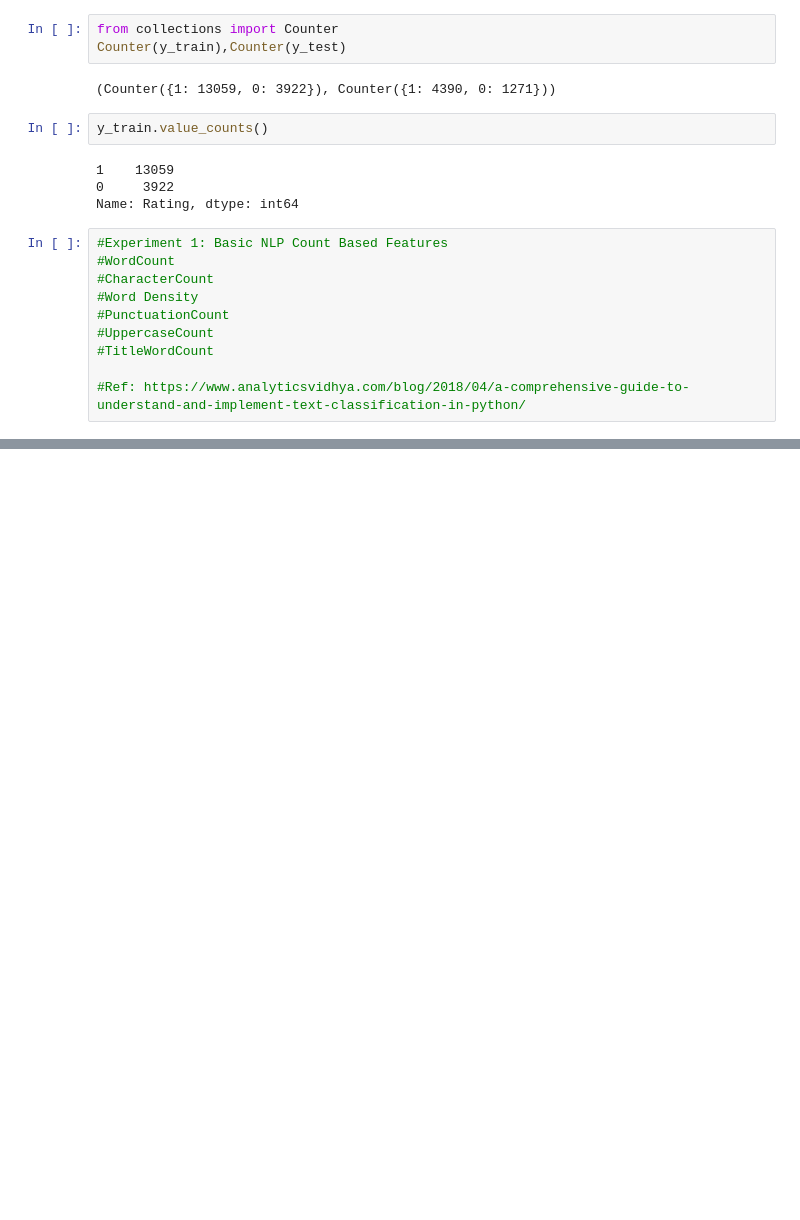
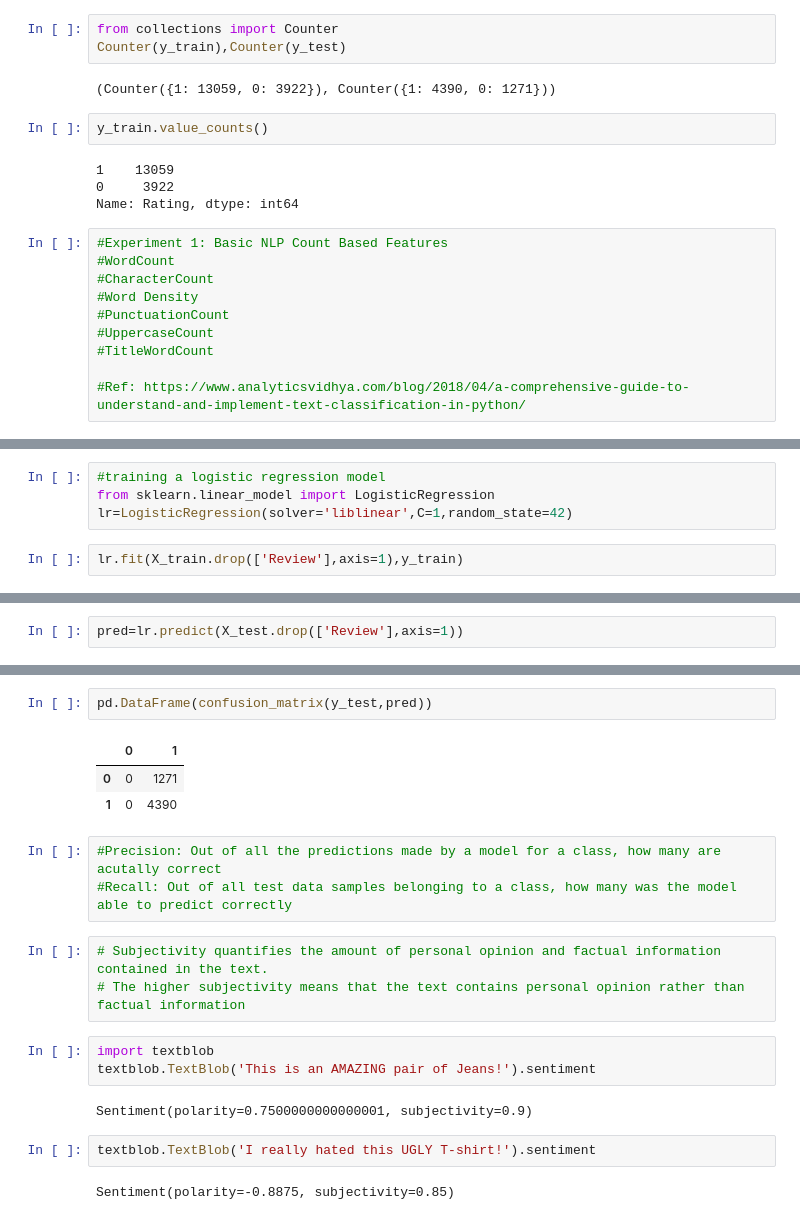
Before and after one commit to Aazeeb/SG, a Jupyter notebook: 15 Jun NLP Project.ipynb, the cells around one changed output, grey strips where cells are left out. Saved outputs shown, nothing was run; the diff lists cells and outputs as text; blank space fills up the shorter version.

```diff
--- a/15 Jun NLP Project.ipynb
+++ b/15 Jun NLP Project.ipynb
@@ -118,3 +118,9 @@ X_train.head()
 | 1496 | I wanted to like this... I wanted... | 525 | 104 | 5.000000 | 19 | 2 | ... |
 | 5205 | Beautiful blouse Bought this for ... | 203 | 35 | 5.638889 | 10 | 2 | ... |
 | 13366 | Boxy. large. Boxy, unflattering, ... | 295 | 51 | 5.673077 | 22 | 2 | ... |
+# %%
+#training a logistic regression model
+from sklearn.linear_model import LogisticRegression
+lr=LogisticRegression(solver='liblinear',C=1,random_state=42)
+# %%
+lr.fit(X_train.drop(['Review'],axis=1),y_train)
@@ -120,0 +129,2 @@ X_train.head()
+# %%
+pred=lr.predict(X_test.drop(['Review'],axis=1))
@@ -120,0 +144,21 @@ X_train.head()
+# %%
+pd.DataFrame(confusion_matrix(y_test,pred))
+# %% [output]
+|  | 0 | 1 |
+| 0 | 0 | 1271 |
+| 1 | 0 | 4390 |
+# %%
+#Precision: Out of all the predictions made by a model for a class, how many are acutally correct
+#Recall: Out of all test data samples belonging to a class, how many was the model able to predict correctly
+# %%
+# Subjectivity quantifies the amount of personal opinion and factual information contained in the text.
+# The higher subjectivity means that the text contains personal opinion rather than factual information
+# %%
+import textblob
+textblob.TextBlob('This is an AMAZING pair of Jeans!').sentiment
+# %% [output]
+Sentiment(polarity=0.7500000000000001, subjectivity=0.9)
+# %%
+textblob.TextBlob('I really hated this UGLY T-shirt!').sentiment
+# %% [output]
+Sentiment(polarity=-0.8875, subjectivity=0.85)
```
Also changed, not shown: parts of 18 cells of this notebook.
